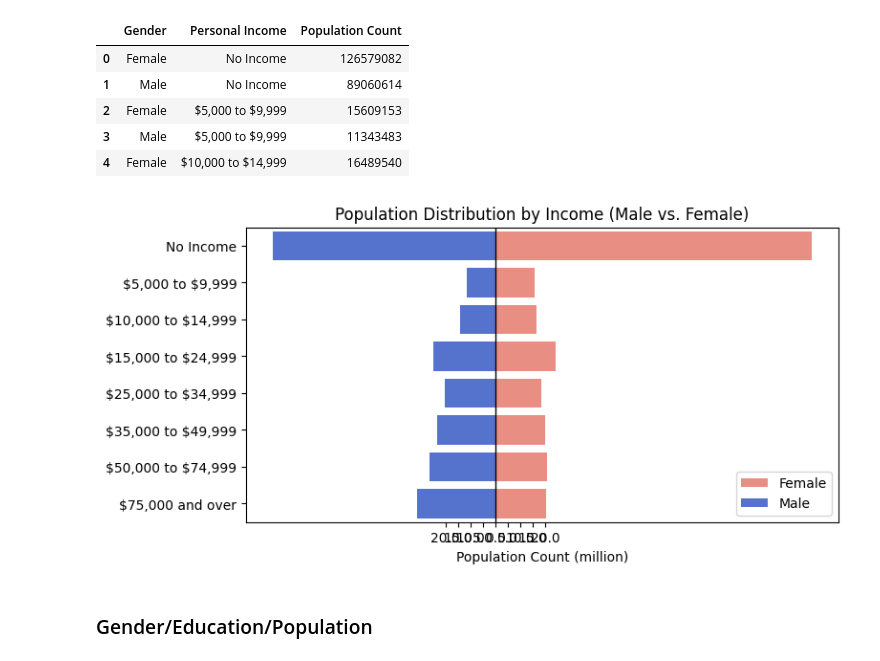
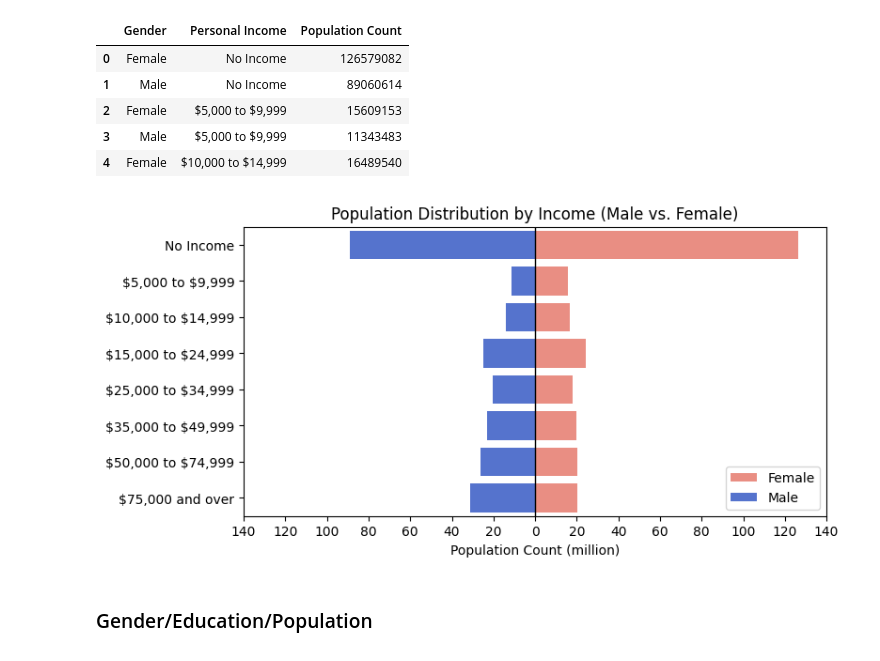
Before and after one commit to ibrahimmkhalid/housing-crisis-california-project, a Jupyter notebook: visualizations.ipynb, the cells around one changed output. Cells and saved outputs as stored; diff of their text form; code cells hidden in the pictures.

Commit message:
update visualization notebook

```diff
--- a/visualizations.ipynb
+++ b/visualizations.ipynb
@@ -92,36 +92,36 @@ plt.figure(figsize=(8, 4))
 labels = gpc_butterfly["Personal Income"].astype(str).str.replace("$", "\\$")
 
 sns.barplot(
     data=gpc_butterfly,
     y=labels,
     x="Population Count_Female",
     color="salmon",
     label="Female",
     errorbar=None,
 )
 
 sns.barplot(
     data=gpc_butterfly,
     y=labels,
     x="Population Count_Male",
     color="royalblue",
     label="Male",
     errorbar=None,
 )
 
 plt.axvline(0, color="black", linewidth=1)
 plt.xlabel("Population Count (million)")
 plt.ylabel("")
 plt.title("Population Distribution by Income (Male vs. Female)")
 plt.legend(loc="lower right")
 plt.xticks(
-    np.linspace(-20_000_000, 20_000_000, 9),
-    labels=np.abs(np.linspace(-20, 20, 9)),
+    np.linspace(-140_000_000, 140_000_000, 15),
+    labels=[int(x) for x in np.abs(np.linspace(-140, 140, 15))],
 )
 
 plt.show()
 # %% [output]
-[figure, old version]
+[figure, new version]
 # %% [markdown]
 ### Gender/Education/Population
 # %%
```
Also changed, not shown: parts of 1 cell of this notebook.
